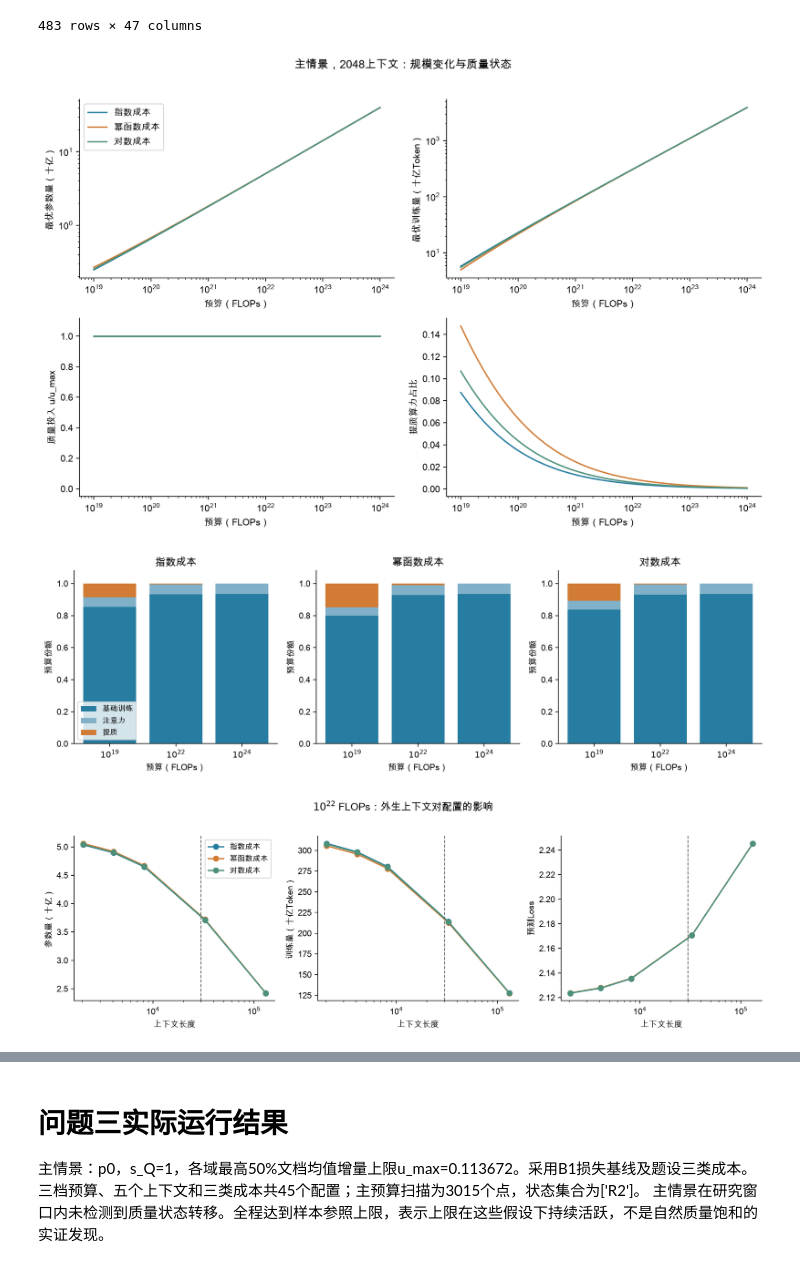
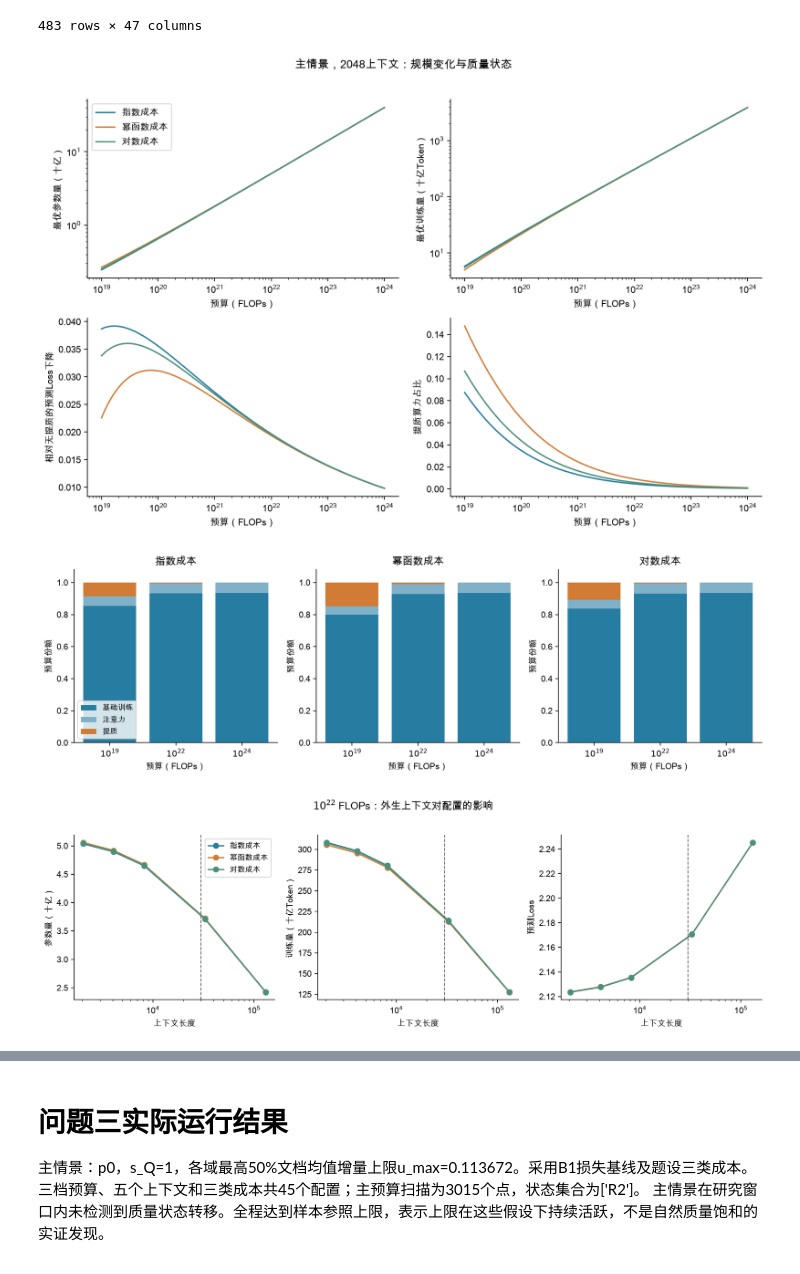
Before and after one commit to ustc-wzz/huawei-cup-f-q1, a Jupyter notebook: 0925_问题三.ipynb, the cells around one changed output, grey strips where cells are left out. Cells and saved outputs as stored; diff of their text form; code cells hidden in the pictures.

Commit message:
feat(q3): add screening scenarios and global quality benefit thresholds

```diff
--- a/0925_问题三.ipynb
+++ b/0925_问题三.ipynb
@@ -465,7 +465,7 @@ colors={'exponential':'#277DA1','power':'#D17B35','logarithmic':'#4D9078'}
 fig,axes=plt.subplots(2,2,figsize=(11,7))
 for cost in COSTS:
     d=scan.loc[scan.L_ctx.eq(2048)&scan.cost.eq(cost)]
-    for ax,col,title in zip(axes.flat,['N_B','D_B','t','share_quality'],['最优参数量（十亿）','最优训练量（十亿Token）','质量投入 u/u_max','提质算力占比']):
+    for ax,col,title in zip(axes.flat,['N_B','D_B','loss_gain','share_quality'],['最优参数量（十亿）','最优训练量（十亿Token）','相对无提质的预测Loss下降','提质算力占比']):
         ax.plot(d.C,d[col],color=colors[cost],label=COST_LABELS[cost]);ax.set_xscale('log');ax.set(xlabel='预算（FLOPs）',ylabel=title)
         if col in ['N_B','D_B']:ax.set_yscale('log')
         if col=='t':ax.set_ylim(-.05,1.12)
@@ -488,34 +488,34 @@ axes[0].legend(fontsize=9);fig.suptitle('$10^{22}$ FLOPs：外生上下文对配
 fig,axes=plt.subplots(1,3,figsize=(12,3.8))
 sq2=sens_scan.loc[sens_scan.scenario.eq('sQ_2')]
 for ax,cost in zip(axes,COSTS):
     for ctx in contexts:
         d=sq2.loc[sq2.cost.eq(cost)&sq2.L_ctx.eq(ctx)]
         ax.plot(d.C,d.t,label=str(ctx))
     ax.set_xscale('log');ax.set(xlabel='预算（FLOPs）',ylabel='质量投入 u/u_max',title=COST_LABELS[cost],ylim=(-.05,1.08))
 axes[0].legend(title='上下文',fontsize=8);fig.suptitle('s_Q=2：较弱质量收益下的策略变化',y=1.02);finish(fig,'04_quality_transitions')
 fig,axes=plt.subplots(1,3,figsize=(12,4))
 labels={'main':'主情景','p_star':'p*对照','sQ_0.5':'s_Q=0.5','sQ_2':'s_Q=2','keep_20pct':'最高20%上限'}
 combined=pd.concat([main,sensitivity],ignore_index=True)
 for ax,cost in zip(axes,COSTS):
     d=combined.loc[combined.C.eq(1e19)&combined.L_ctx.eq(2048)&combined.cost.eq(cost)].set_index('scenario').loc[list(labels)]
     ax.barh(np.arange(len(labels)),d.loss_gain,color=colors[cost]);ax.set(yticks=np.arange(len(labels)),yticklabels=list(labels.values()),xlabel='相对各自无提质基线的Loss下降',title=COST_LABELS[cost])
 finish(fig,'05_sensitivity_gain')
 if len(zoom):
     fig,axes=plt.subplots(1,3,figsize=(12,3.8))
     for ax,ctx in zip(axes,sorted(zoom.L_ctx.unique())):
         d=zoom.loc[zoom.L_ctx.eq(ctx)].sort_values('C')
         cuts=transitions.loc[transitions.scenario.eq('sQ_2')&transitions.cost.eq('power')&transitions.L_ctx.eq(ctx)&transitions.C_critical.notna()].sort_values('C_critical')
         a,b=cuts.C_critical.to_numpy()/1e19
         ax.axvspan(d.C.min()/1e19,a,color='#EEEEEE');ax.axvspan(a,b,color='#E4F0F5');ax.axvspan(b,d.C.max()/1e19,color='#E7F1E8')
         ax.plot(d.C/1e19,d.t,color='#277DA1',lw=2)
         ax.axvline(a,color='#666666',ls='--',lw=1);ax.axvline(b,color='#666666',ls='--',lw=1)
         ax.text(a,.15,f'{a:.4f}',rotation=90,ha='right',va='bottom',fontsize=9)
         ax.text(b,.15,f'{b:.4f}',rotation=90,ha='right',va='bottom',fontsize=9)
         ax.set(xlabel='预算（$10^{19}$ FLOPs）',ylabel='质量投入 u/u_max',title=f'上下文 {ctx}',ylim=(-.04,1.06))
     fig.suptitle('s_Q=2、幂函数成本：R0 → R1 → R2 的局部放大',y=1.02)
     finish(fig,'06_transition_zoom')
 # %% [output]
-[figure, old version]
+[figure, new version]
 [figure]
 [figure]
 [figure]
```
Also changed, not shown: parts of 5 cells of this notebook, 52 other files.
